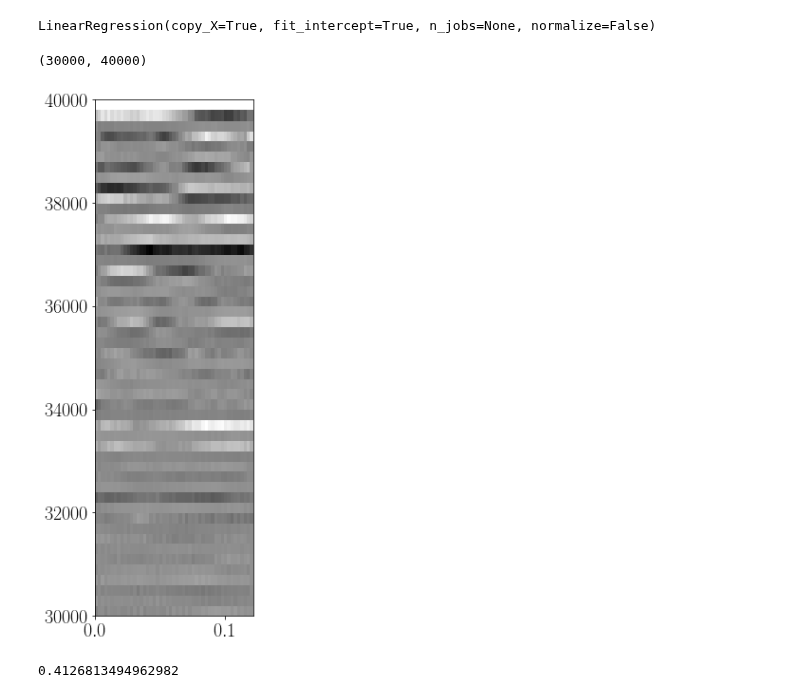
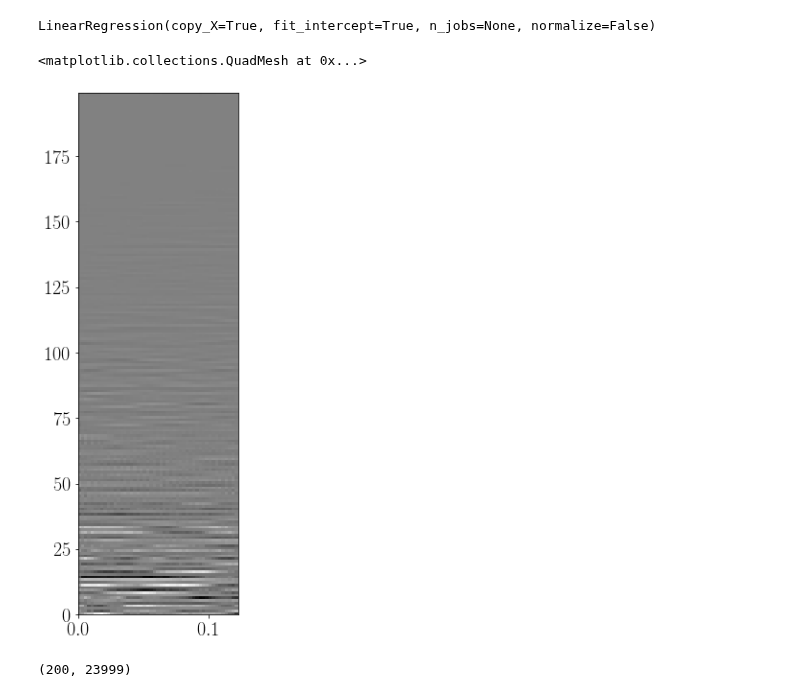
Before and after one commit to pssachdeva/uoi_neuroscience, a Jupyter notebook: tuning/strf.ipynb, the cells around one changed output. Saved outputs shown, nothing was run; the diff lists cells and outputs as text; code cells hidden in the pictures.

```diff
--- a/tuning/strf.ipynb
+++ b/tuning/strf.ipynb
@@ -59,5 +59,6 @@ ax.pcolormesh(times, freq, np.log(Sxx))
 Sxx_ds = Sxx[:200, ::downsample_idx]
 times_ds = times[::downsample_idx]
 # %%
-electrode = 25
+electrode = 106
 responses = bnd_resp[electrode, 1:]
+plt.plot(responses)
@@ -101,13 +105,12 @@ LinearRegression(copy_X=True, fit_intercept=True, n_jobs=None, normalize=False)
 # %%
 fig, ax = plt.subplots(1, 1, figsize=(3, 10))
 ax.pcolormesh(np.arange(0, strf_frame_width, 1 / fs_ecog),
-              freq[:200],
-              ols.coef_.reshape((200, n_timepoints_strf_frame)))
-ax.set_ylim([30000, 40000])
+              np.arange(200),
+              np.flip(ols.coef_.reshape((200, n_timepoints_strf_frame))))
 # %% [output]
-(30000, 40000)
+<matplotlib.collections.QuadMesh at 0x...>
-[figure, old version]
+[figure, new version]
-# %%
-ols.score(X, y)
-# %% [output]
-0.4126813494962982
+# %%
+Sxx_ds.shape
+# %% [output]
+(200, 23999)
```
Also changed, not shown: parts of 2 cells of this notebook, 8 other files.
